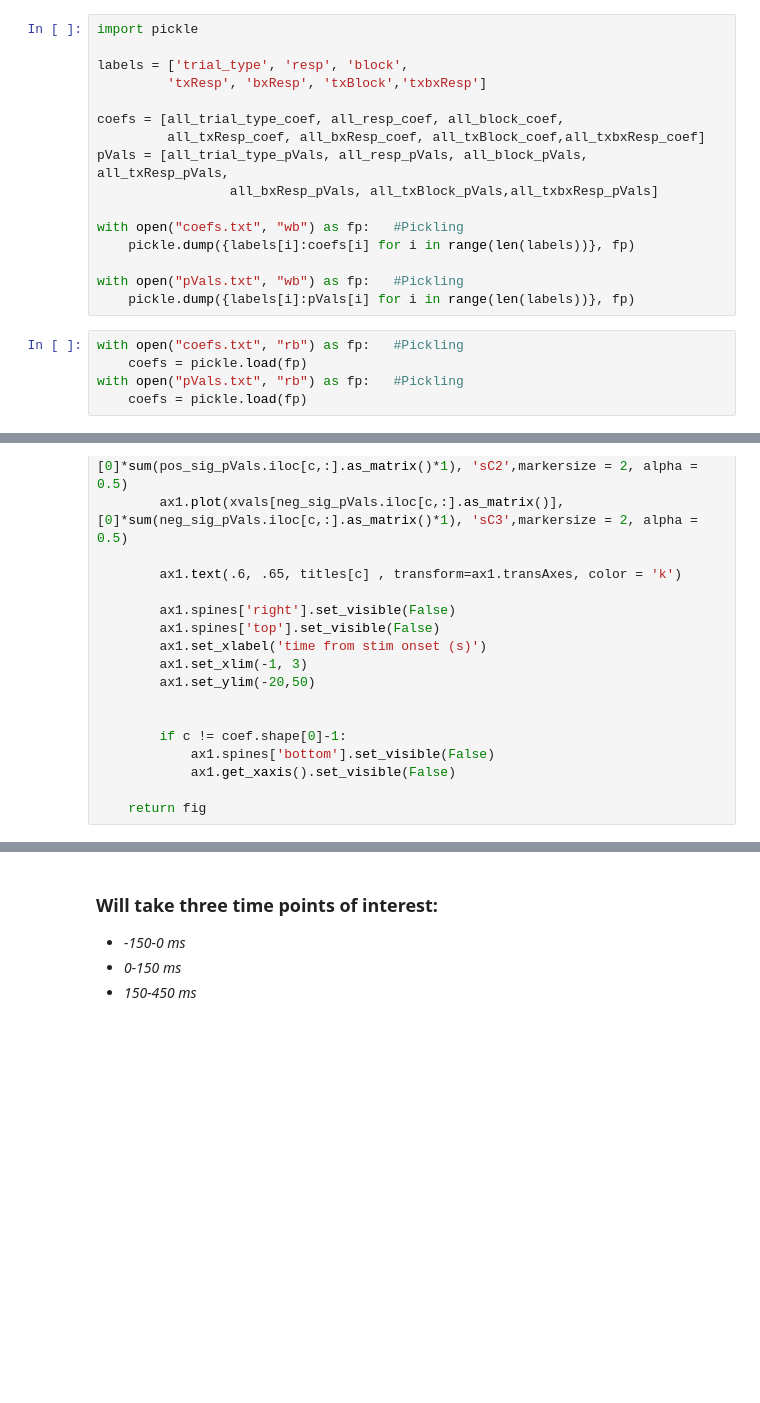
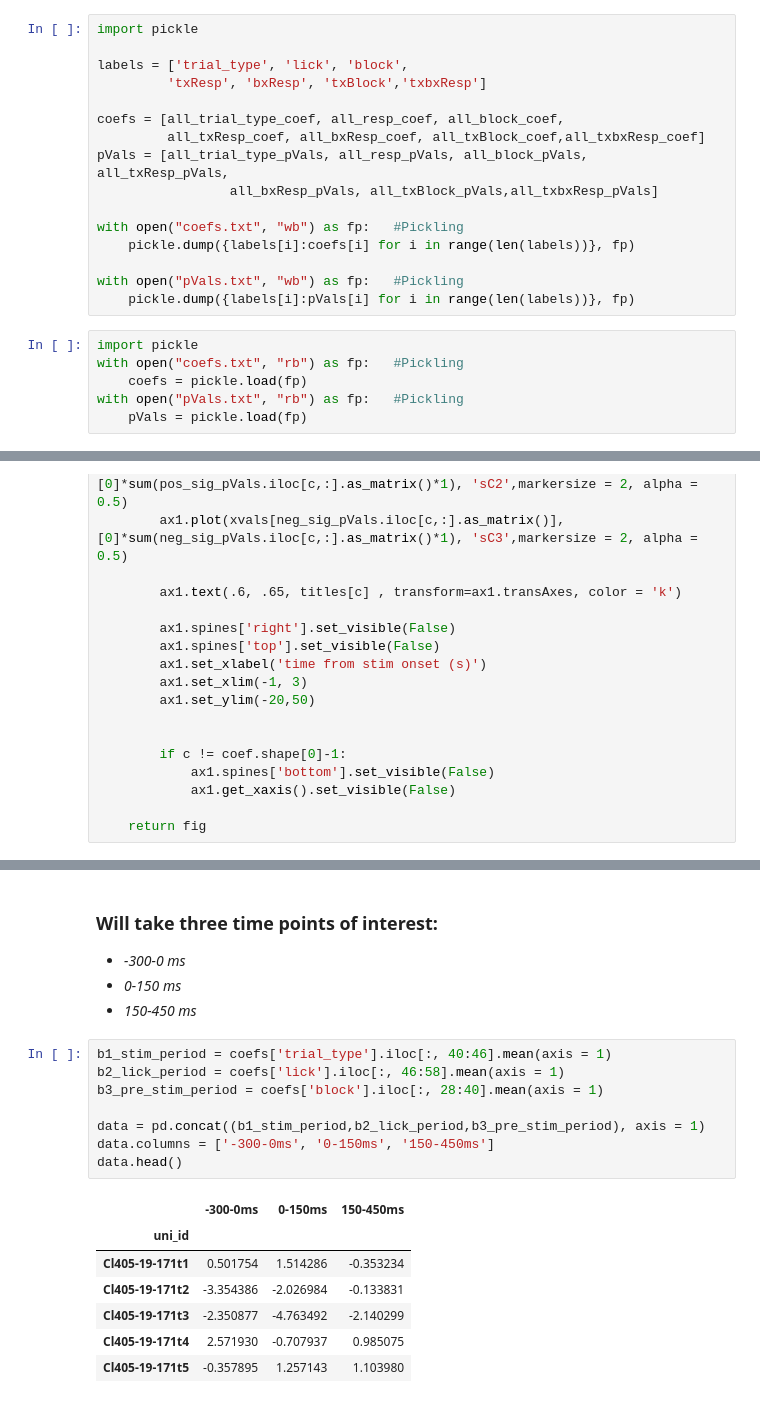
Before and after one commit to efinkel/Claustrum_analysis, a Jupyter notebook: Untitled.ipynb, the cells around one changed output, grey strips where cells are left out. Saved outputs shown, nothing was run; the diff lists cells and outputs as text; blank space fills up the shorter version.

```diff
--- a/Untitled.ipynb
+++ b/Untitled.ipynb
@@ -147,7 +151,7 @@ all_txResp_coef.head()
 # %%
 import pickle
 
-labels = ['trial_type', 'resp', 'block',
+labels = ['trial_type', 'lick', 'block',
          'txResp', 'bxResp', 'txBlock','txbxResp']
 
 coefs = [all_trial_type_coef, all_resp_coef, all_block_coef,
@@ -161,7 +165,8 @@ with open("coefs.txt", "wb") as fp:   #Pickling
 with open("pVals.txt", "wb") as fp:   #Pickling
     pickle.dump({labels[i]:pVals[i] for i in range(len(labels))}, fp)
 # %%
+import pickle
 with open("coefs.txt", "rb") as fp:   #Pickling
     coefs = pickle.load(fp)
 with open("pVals.txt", "rb") as fp:   #Pickling
-    coefs = pickle.load(fp)
+    pVals = pickle.load(fp)
@@ -308,5 +288,21 @@ for i in range(33,35):
 # %% [markdown]
 ### Will take three time points of interest:
-*  *-150-0 ms*
+*  *-300-0 ms*
 *  *0-150 ms*
 *  *150-450 ms*
+# %%
+b1_stim_period = coefs['trial_type'].iloc[:, 40:46].mean(axis = 1)
+b2_lick_period = coefs['lick'].iloc[:, 46:58].mean(axis = 1)
+b3_pre_stim_period = coefs['block'].iloc[:, 28:40].mean(axis = 1)
+
+data = pd.concat((b1_stim_period,b2_lick_period,b3_pre_stim_period), axis = 1)
+data.columns = ['-300-0ms', '0-150ms', '150-450ms']
+data.head()
+# %% [output]
+|  | -300-0ms | 0-150ms | 150-450ms |
+| uni_id |  |  |  |
+| Cl405-19-171t1 | 0.501754 | 1.514286 | -0.353234 |
+| Cl405-19-171t2 | -3.354386 | -2.026984 | -0.133831 |
+| Cl405-19-171t3 | -2.350877 | -4.763492 | -2.140299 |
+| Cl405-19-171t4 | 2.571930 | -0.707937 | 0.985075 |
+| Cl405-19-171t5 | -0.357895 | 1.257143 | 1.103980 |
```
Also changed, not shown: parts of 8 cells of this notebook, 2 other files.
